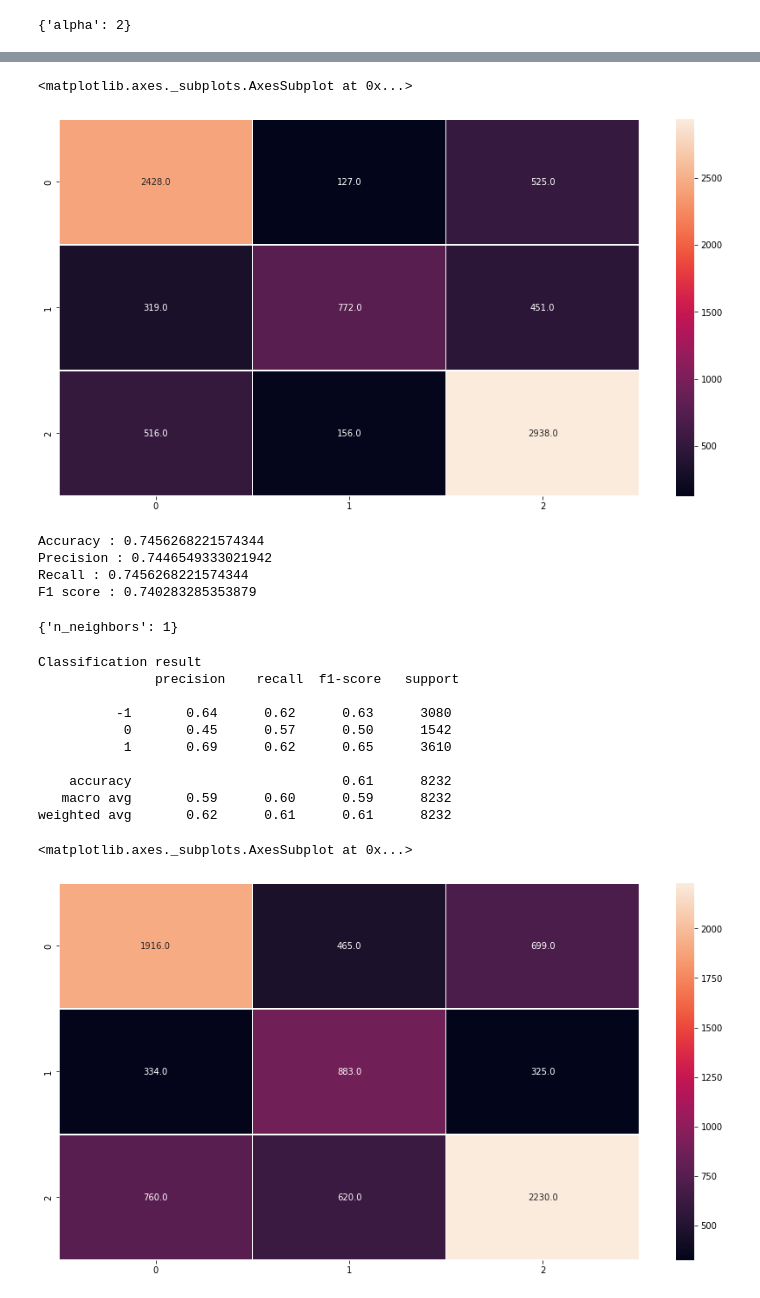
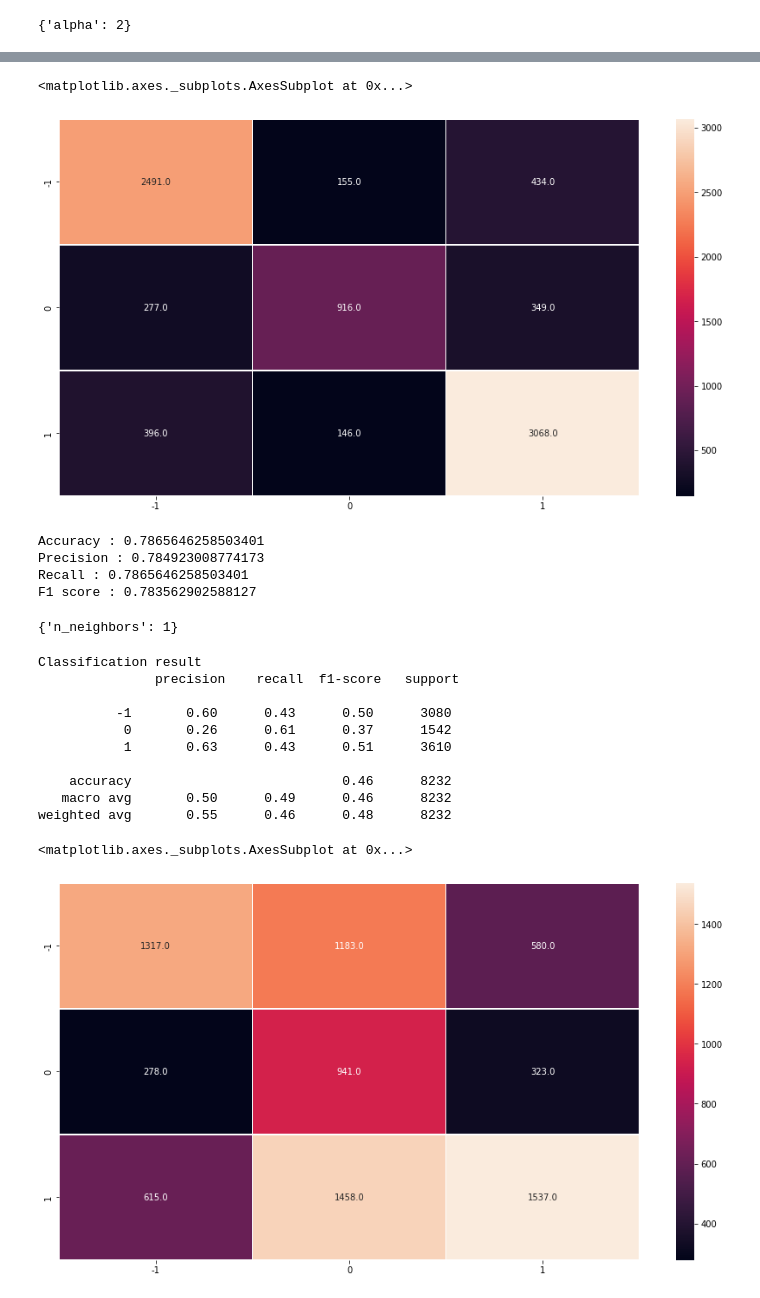
Before and after one commit to roshan10597/Coronavirus_Tweet_Sentiment_Analysis, a Jupyter notebook: Coronavirus_Tweet_Sentiment_Analysis.ipynb, the cells around one changed output, grey strips where cells are left out. Drawn from its saved outputs; the diff is of its cells as text; code cells hidden in the pictures.

```diff
--- a/Coronavirus_Tweet_Sentiment_Analysis.ipynb
+++ b/Coronavirus_Tweet_Sentiment_Analysis.ipynb
@@ -658,6 +657,6 @@ print(test_add_features.shape)
 # %%
 from sklearn.decomposition import TruncatedSVD
-svd_tf = TruncatedSVD(n_components=300, n_iter=7, random_state=42)
+svd_tf = TruncatedSVD(n_components=1000, n_iter=7, random_state=42)
 svd_tf.fit(X_train_tfidf)
 Xtf_train_truncated = svd_tf.fit_transform(X_train_tfidf)
 print(Xtf_train_truncated.shape)
@@ -679,6 +678,11 @@ print(type(Xtf_train_truncated))
 # %%
 X_train_tf = np.c_[Xtf_train_truncated,train_add_features]
 X_test_tf = np.c_[Xtf_test_truncated ,test_add_features]
+# %%
+from sklearn.preprocessing import StandardScaler
+scaler = StandardScaler()
+X_train_tf=scaler.fit_transform(X_train_tf)
+X_test_tf=scaler.transform(X_test_tf)
 # %%
 print(X_train_tf.shape)
 print(X_test_tf.shape)
@@ -808,10 +813,11 @@ weighted avg       0.74      0.75      0.74      8232
 plt.figure(figsize=(15,8))
 conf_mx = confusion_matrix(y_test,y_pred_rc)
 conf_mx
-sns.heatmap(conf_mx, annot=True, linewidths=.5, fmt= '.1f')
+sns.heatmap(conf_mx, annot=True, linewidths=.5, fmt= '.1f',xticklabels=[-1,0,1],
+            yticklabels=[-1,0,1])
 # %% [output]
 <matplotlib.axes._subplots.AxesSubplot at 0x...>
-[figure, old version]
+[figure, new version]
 # %%
 # calculate the F1 score
 f1score = f1_score(y_test,y_pred_rc,average='weighted')
@@ -830,10 +836,10 @@ print('Precision :', precision)
 print('Recall :', recall)
 print('F1 score :' ,f1score)
 # %% [output]
-Accuracy : 0.7456268221574344
-Precision : 0.7446549333021942
-Recall : 0.7456268221574344
-F1 score : 0.740283285353879
+Accuracy : 0.7865646258503401
+Precision : 0.784923008774173
+Recall : 0.7865646258503401
+F1 score : 0.783562902588127
 # %%
 #Inserting errors in dataframe
 
@@ -874,22 +880,23 @@ print('Classification result \n',classification_report(y_test,y_pred_knn))
 Classification result
                precision    recall  f1-score   support
 
-          -1       0.64      0.62      0.63      3080
-           0       0.45      0.57      0.50      1542
-           1       0.69      0.62      0.65      3610
+          -1       0.60      0.43      0.50      3080
+           0       0.26      0.61      0.37      1542
+           1       0.63      0.43      0.51      3610
 
-    accuracy                           0.61      8232
-   macro avg       0.59      0.60      0.59      8232
-weighted avg       0.62      0.61      0.61      8232
+    accuracy                           0.46      8232
+   macro avg       0.50      0.49      0.46      8232
+weighted avg       0.55      0.46      0.48      8232
 # %%
 # Confusion Matrix Heatmap
 plt.figure(figsize=(15,8))
 conf_mx = confusion_matrix(y_test,y_pred_knn)
 conf_mx
-sns.heatmap(conf_mx, annot=True, linewidths=.5, fmt= '.1f')
+sns.heatmap(conf_mx, annot=True, linewidths=.5, fmt= '.1f',xticklabels=[-1,0,1],
+            yticklabels=[-1,0,1])
 # %% [output]
 <matplotlib.axes._subplots.AxesSubplot at 0x...>
-[figure, old version]
+[figure, new version]
 # %%
 # calculate the F1 score
 f1score = f1_score(y_test,y_pred_knn,average='weighted')
```
Also changed, not shown: parts of 44 cells of this notebook.
